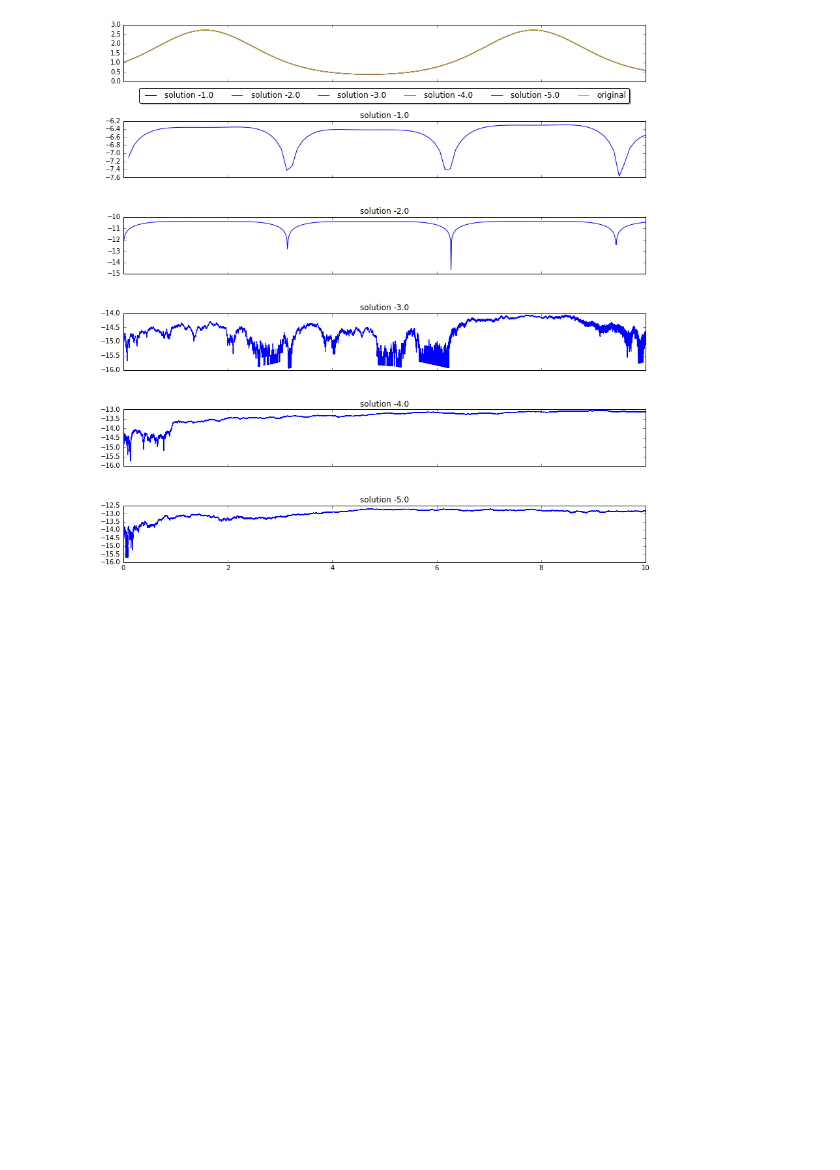
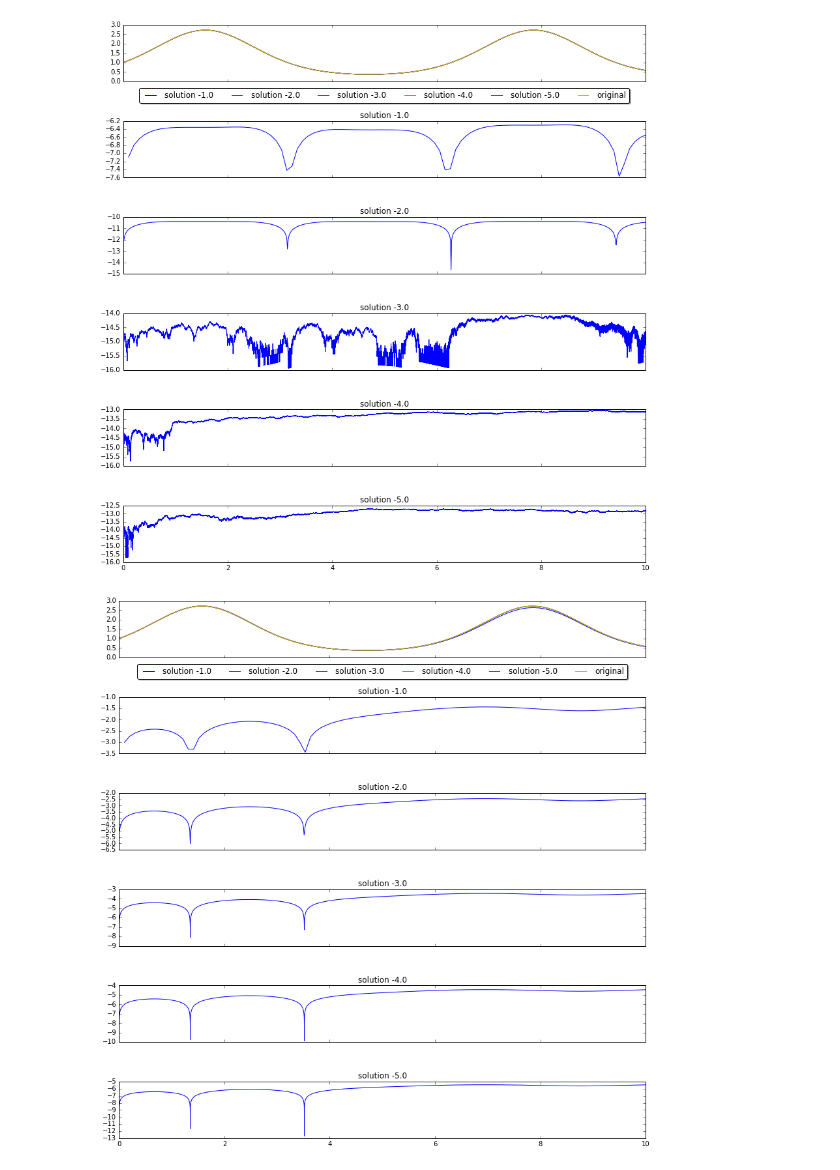
Before and after one commit to scoiatael/MZP, a Jupyter notebook: Lista4.ipynb, the cells around one changed output. Drawn from its saved outputs; the diff is of its cells as text; code cells hidden in the pictures; blank space fills up the shorter version.

```diff
--- a/Lista4.ipynb
+++ b/Lista4.ipynb
@@ -152,3 +152,23 @@ def runge_kutta(g = f, G = F, G0 = F0, Xs = np.linspace(X0, XF)):
 plot_results_for(runge_kutta, with_n = [1e2, 1e3, 1e4, 1e5, 1e6])
 # %% [output]
 [figure]
+# %%
+def runge_5(g = f, G = F, G0 = F0, Xs = np.linspace(X0, XF)):
+    X0 = Xs[0]
+    h = Xs[1] - X0
+    N = len(Xs)
+    Ys = np.zeros_like(Xs)
+    Ys[0] = G0
+    for i in range(N-1):
+        k1 = h*g(Xs[i], Ys[i])
+        k2 = h*g(Xs[i] + h/3., Ys[i] + k1/3.)
+        k3 = h*g(Xs[i] + 2.*h/5., Ys[i] + (k1*4. + k2*6.)/25.)
+        k4 = h*g(Xs[i+1], Ys[i] + (k1 - k2*12. + k3*15.)/4.)
+        k5 = h*g(Xs[i] + 2.*h/3., Ys[i] + (k1*6. + k2*90. - k3*50. + k4*8.)/81.)
+        k6 = h*g(Xs[i] + 4.*h/5., Ys[i] + (k1*7. + k2*18. - k3*5. + k4*4.)/30.)
+        Ys[i+1] = Ys[i] + (k1*48. + k3*125. - k5*81. + k6*100.) / 192.
+    return Ys
+# %%
+plot_results_for(runge_5, with_n = [1e2, 1e3, 1e4, 1e5, 1e6])
+# %% [output]
+[figure, added]
```
Also changed, not shown: parts of 4 cells of this notebook.
